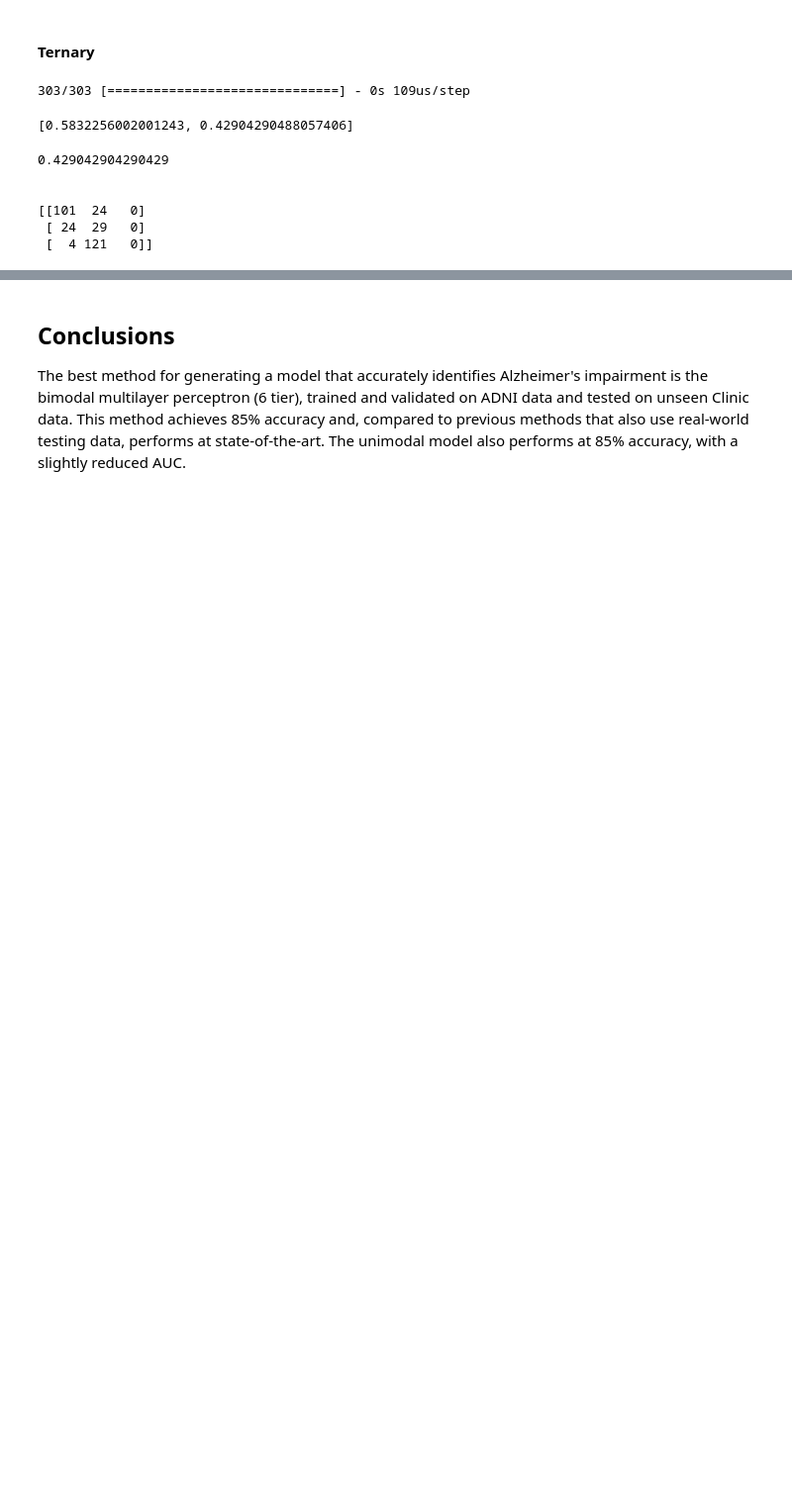
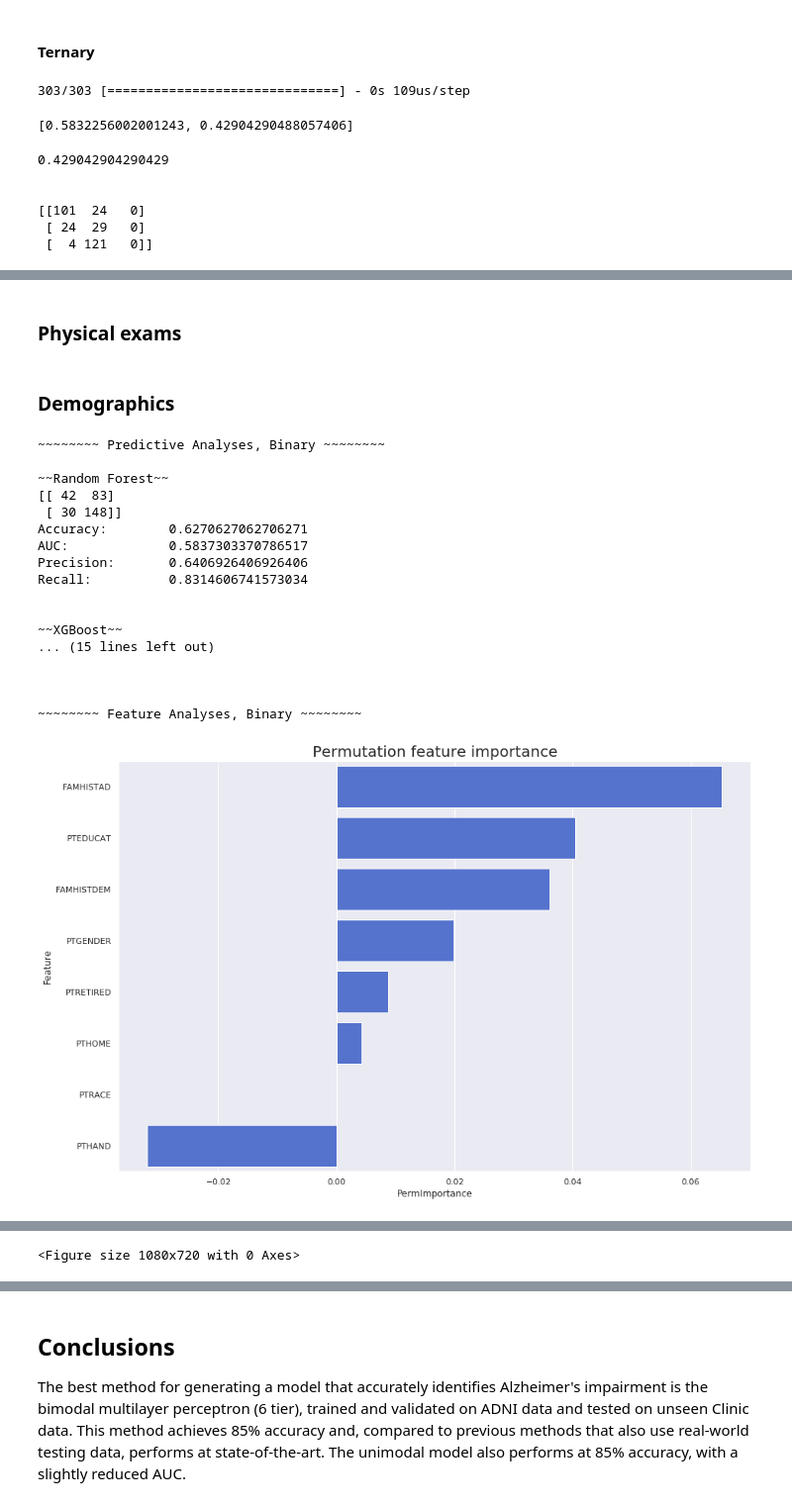
Before and after one commit to mjkleiman/streamlineAD, a Jupyter notebook: KleimanPhD_Chp2.ipynb, the cells around one changed output, grey strips where cells are left out. Shown at 99% size. Cells and saved outputs as stored; diff of their text form; code cells hidden in the pictures; blank space fills up the shorter version.

```diff
--- a/KleimanPhD_Chp2.ipynb
+++ b/KleimanPhD_Chp2.ipynb
@@ -1869,0 +2101,38 @@ print(confusion_matrix(sm_clinic_pair_y3, np.rint(y_pred)))
+# %% [markdown]
+### Physical exams
+# %% [markdown]
+### Demographics
+# %%
+features = ['FAMHISTAD', 'FAMHISTDEM', 'PTGENDER',
+       'PTHAND', 'PTEDUCAT', 'PTRETIRED', 'PTHOME', 'PTRACE']
+adni_f = df_adni_pair_X.loc[:,features]
+clinic_f = sm_clinic_pair_X.loc[:,features]
+
+
+#### Predictive Analyses (2)
+print('\n~~~~~~~~ Predictive Analyses, Binary ~~~~~~~~\n')
+pair_ehr_dem_2 = paired_analyses(adni_f, df_adni_pair_y2, clinic_f, sm_clinic_pair_y2)
+pair_ehr_dem_2.to_csv(f'{dir}/Output/pair_ehr_dem_2.csv', index=False)
+#### Feature Analyses (2)
+print('\n~~~~~~~~ Feature Analyses, Binary ~~~~~~~~\n')
+pair_features_dem_2 = paired_feature(adni_f, df_adni_pair_y2, clinic_f, sm_clinic_pair_y2)
+pair_features_dem_2.to_csv(f'{dir}/Output/pair_features_dem_2.csv', index=False)
+# %% [output]
+~~~~~~~~ Predictive Analyses, Binary ~~~~~~~~
+
+~~Random Forest~~
+[[ 42  83]
+ [ 30 148]]
+Accuracy:        0.6270627062706271
+AUC:             0.5837303370786517
+Precision:       0.6406926406926406
+Recall:          0.8314606741573034
+
+
+~~XGBoost~~
+... (15 lines left out)
+
+
+
+~~~~~~~~ Feature Analyses, Binary ~~~~~~~~
+[figure, added]
@@ -1869,0 +2140 @@ print(confusion_matrix(sm_clinic_pair_y3, np.rint(y_pred)))
+<Figure size 1080x720 with 0 Axes>
```
Also changed, not shown: parts of 20 cells of this notebook.
